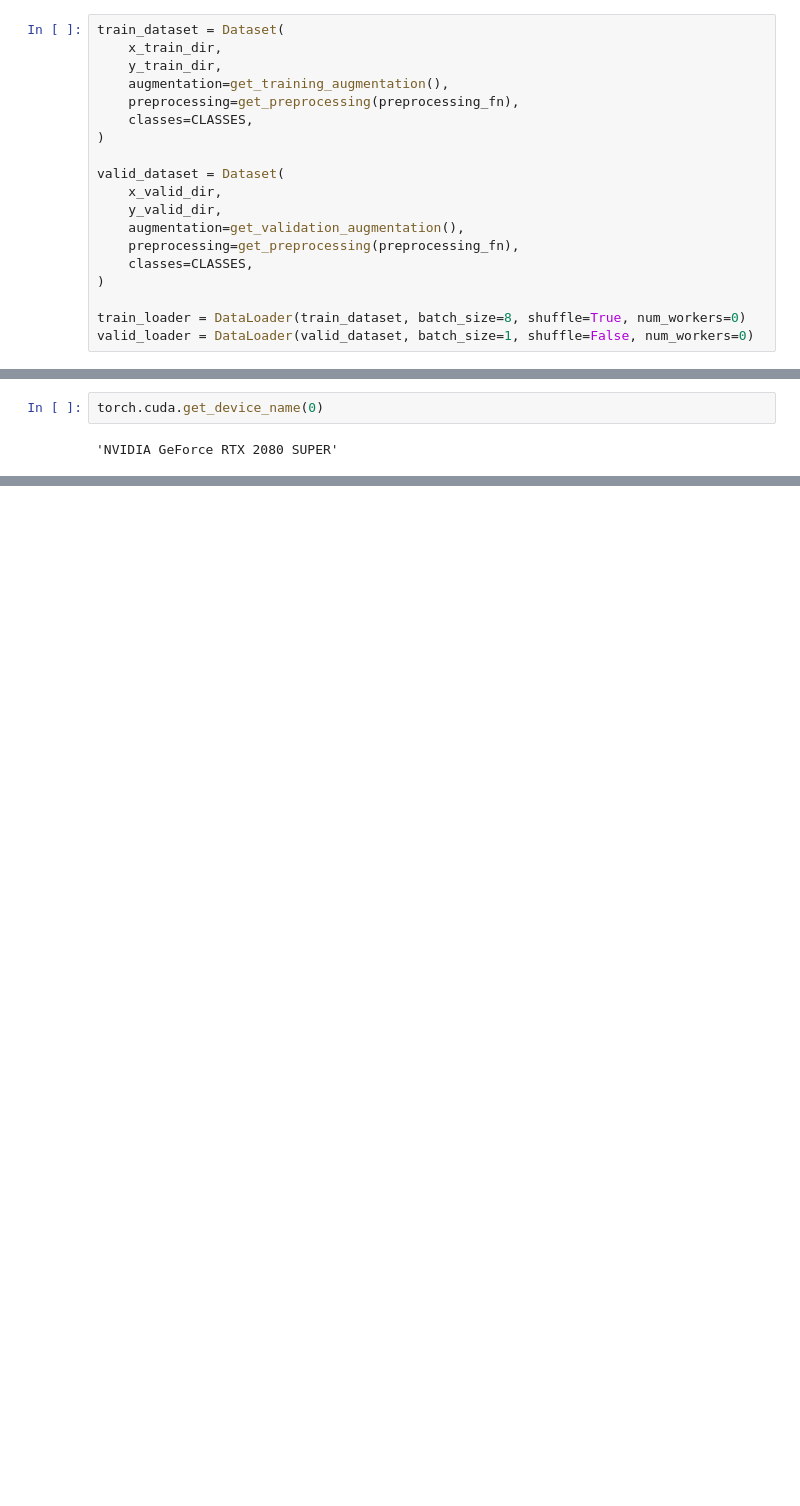
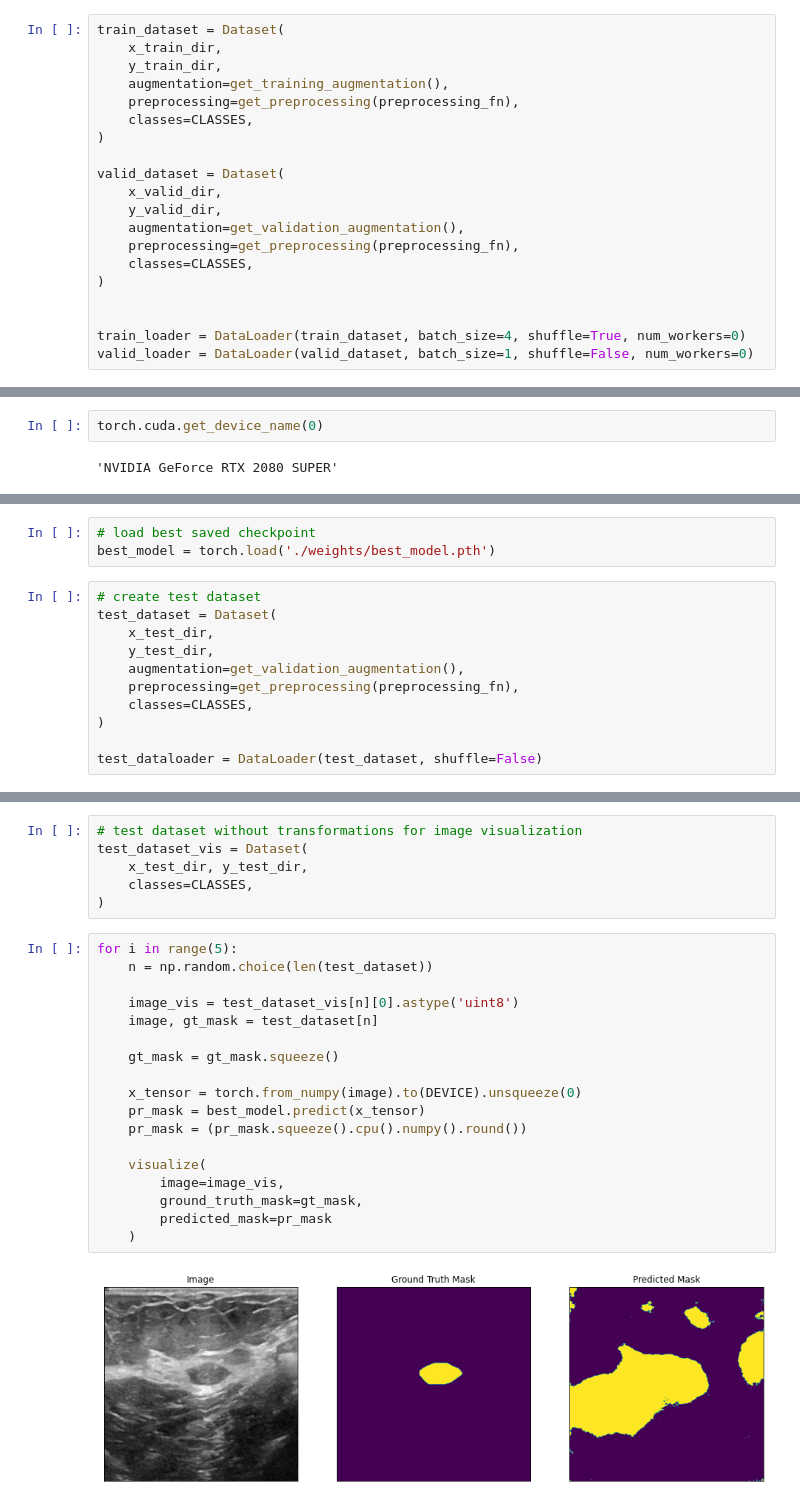
Before and after one commit to jaehonglee92/Ultrasound, a Jupyter notebook: breast_cancer_segmentation.ipynb, the cells around one changed output, grey strips where cells are left out. Drawn from its saved outputs; the diff is of its cells as text; blank space fills up the shorter version.

Commit message:
train code updated

```diff
--- a/breast_cancer_segmentation.ipynb
+++ b/breast_cancer_segmentation.ipynb
@@ -268,7 +271,8 @@ valid_dataset = Dataset(
     classes=CLASSES,
 )
 
-train_loader = DataLoader(train_dataset, batch_size=8, shuffle=True, num_workers=0)
+
+train_loader = DataLoader(train_dataset, batch_size=4, shuffle=True, num_workers=0)
 valid_loader = DataLoader(valid_dataset, batch_size=1, shuffle=False, num_workers=0)
 # %%
 import segmentation_models_pytorch.utils
@@ -337,0 +356,14 @@ mask.shape
+# %%
+# load best saved checkpoint
+best_model = torch.load('./weights/best_model.pth')
+# %%
+# create test dataset
+test_dataset = Dataset(
+    x_test_dir,
+    y_test_dir,
+    augmentation=get_validation_augmentation(),
+    preprocessing=get_preprocessing(preprocessing_fn),
+    classes=CLASSES,
+)
+
+test_dataloader = DataLoader(test_dataset, shuffle=False)
@@ -337,0 +380,26 @@ mask.shape
+# %%
+# test dataset without transformations for image visualization
+test_dataset_vis = Dataset(
+    x_test_dir, y_test_dir,
+    classes=CLASSES,
+)
+# %%
+for i in range(5):
+    n = np.random.choice(len(test_dataset))
+
+    image_vis = test_dataset_vis[n][0].astype('uint8')
+    image, gt_mask = test_dataset[n]
+
+    gt_mask = gt_mask.squeeze()
+
+    x_tensor = torch.from_numpy(image).to(DEVICE).unsqueeze(0)
+    pr_mask = best_model.predict(x_tensor)
+    pr_mask = (pr_mask.squeeze().cpu().numpy().round())
+
+    visualize(
+        image=image_vis,
+        ground_truth_mask=gt_mask,
+        predicted_mask=pr_mask
+    )
+# %% [output]
+[figure, added]
```
Also changed, not shown: parts of 9 cells of this notebook, 1 other file.
